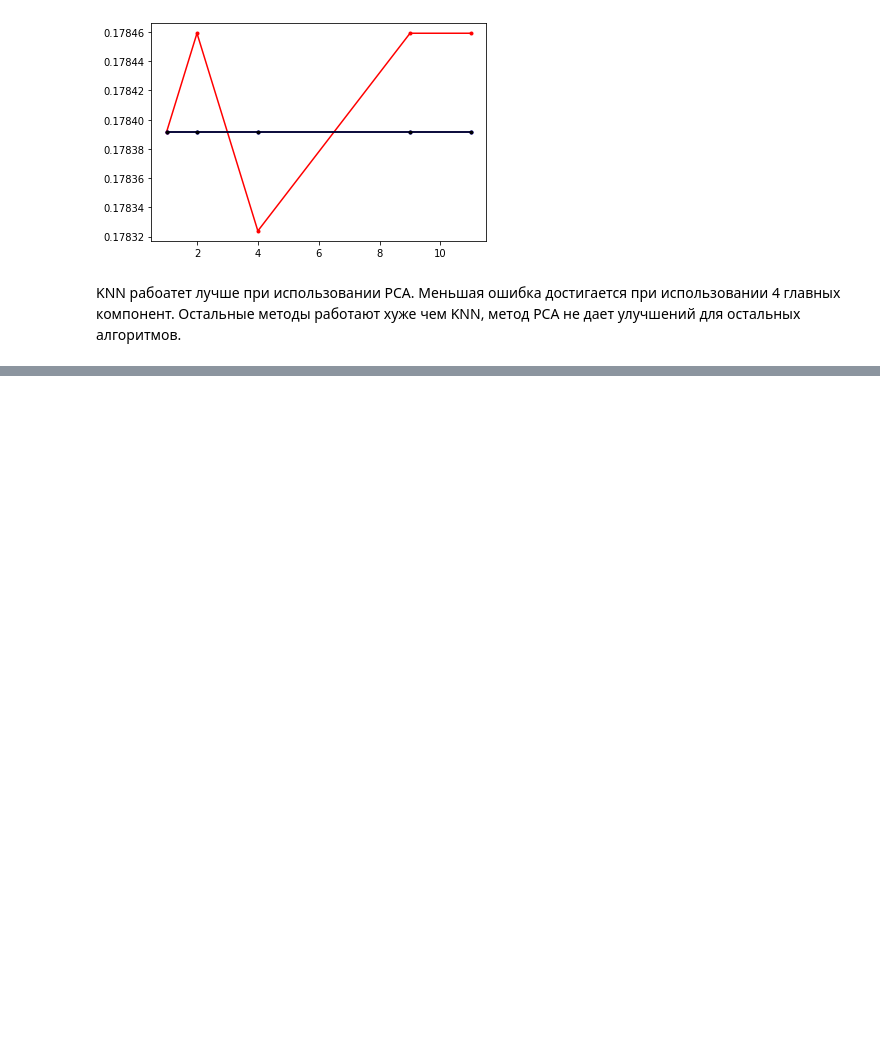
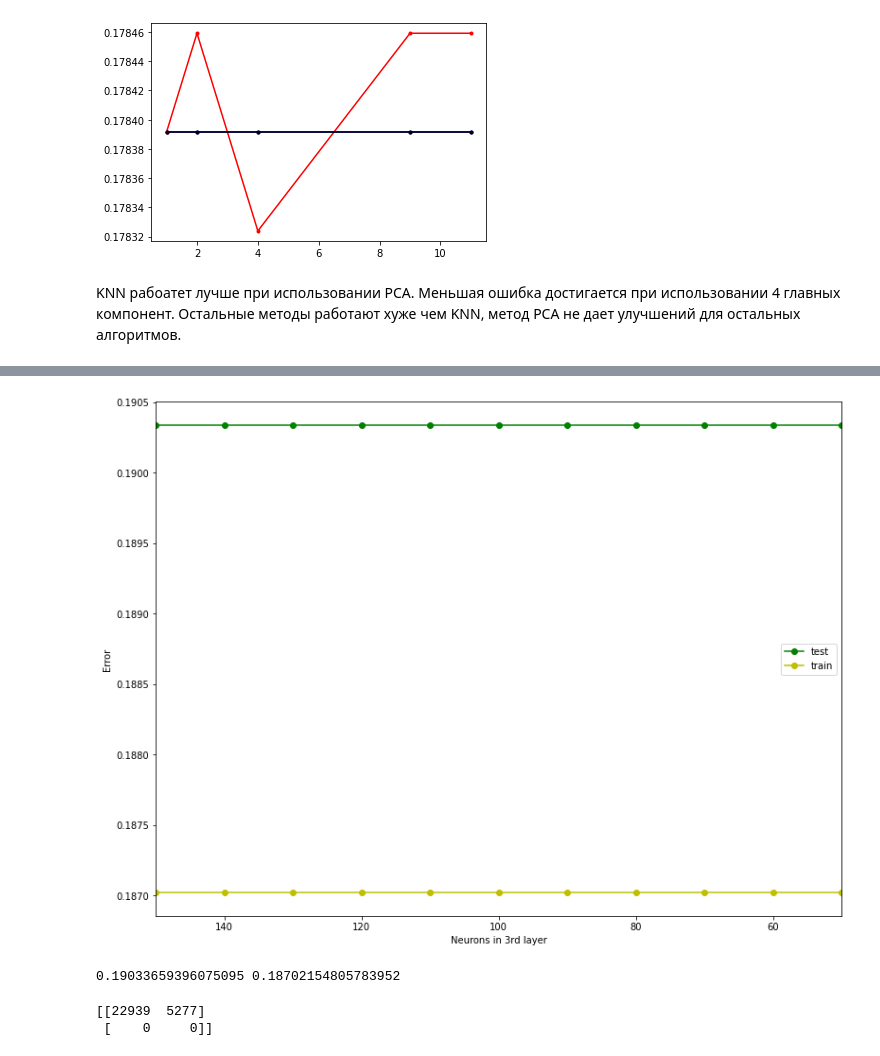
Before and after one commit to LeonidIsaev/ML-HSE, a Jupyter notebook: Lab1-2.ipynb, the cells around one changed output, grey strips where cells are left out. Cells and saved outputs as stored; diff of their text form; code cells hidden in the pictures; blank space fills up the shorter version.

```diff
--- a/Lab1-2.ipynb
+++ b/Lab1-2.ipynb
@@ -868,0 +1050,2 @@ KNN рабоатет лучше при использовании PCA. Мень
+# %%
+best_scnd_neurons = second_layer[7]
@@ -868,0 +1060,12 @@ KNN рабоатет лучше при использовании PCA. Мень
+# %%
+for neurons in third_layer:
+    mlp_model = MLPClassifier(alpha=alpha_best,hidden_layer_sizes = (best_frst_neurons, best_scnd_neurons, neurons,), solver = 'adam',
+                          activation = 'logistic',max_iter = 500, random_state = 33)
+    mlp_model.fit(X_train, y_train)
+
+    y_train_pred = mlp_model.predict(X_train)
+    y_test_pred = mlp_model.predict(X_test)
+    train_err.append(np.mean(y_train != y_train_pred))
+    test_err.append(np.mean(y_test != y_test_pred))
+    print("Neurons number: {}".format(neurons))
+    print(np.mean(y_train != y_train_pred), np.mean(y_test != y_test_pred))
@@ -868,0 +1090,11 @@ KNN рабоатет лучше при использовании PCA. Мень
+# %%
+plt.figure(figsize=(13,10))
+plt.plot(third_layer, train_err, 'g-o', label = 'test')
+plt.plot(third_layer, test_err, 'y-o', label = 'train')
+plt.xlim([np.max(third_layer), np.min(third_layer)])
+plt.xlabel('Neurons in 3rd layer')
+plt.ylabel('Error')
+plt.legend()
+pass
+# %% [output]
+[figure, added]
@@ -868,0 +1103,17 @@ KNN рабоатет лучше при использовании PCA. Мень
+# %%
+mlp_model = MLPClassifier(alpha=alpha_best,hidden_layer_sizes = (best_frst_neurons, best_scnd_neurons, best_third_neurons,), solver = 'adam',
+                          activation = 'logistic',max_iter = 500, random_state = 33)
+mlp_model.fit(X_train, y_train)
+
+y_train_pred = mlp_model.predict(X_train)
+y_test_pred = mlp_model.predict(X_test)
+
+print(np.mean(y_train != y_train_pred), np.mean(y_test != y_test_pred))
+# %% [output]
+0.19033659396075095 0.18702154805783952
+# %%
+from sklearn.metrics import confusion_matrix
+print(confusion_matrix(y_test_pred, y_test))
+# %% [output]
+[[22939  5277]
+ [    0     0]]
```
Also changed, not shown: parts of 23 cells of this notebook.
